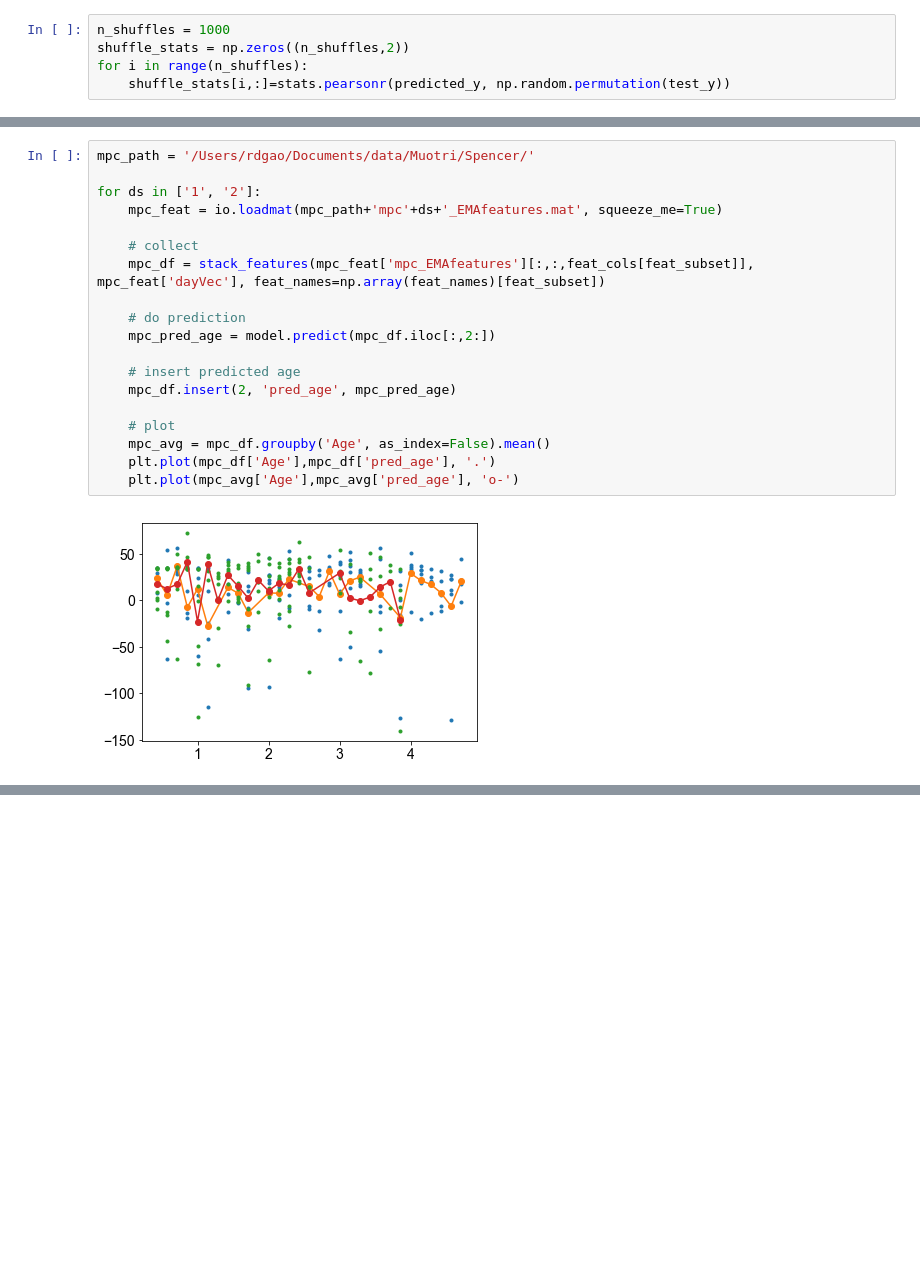
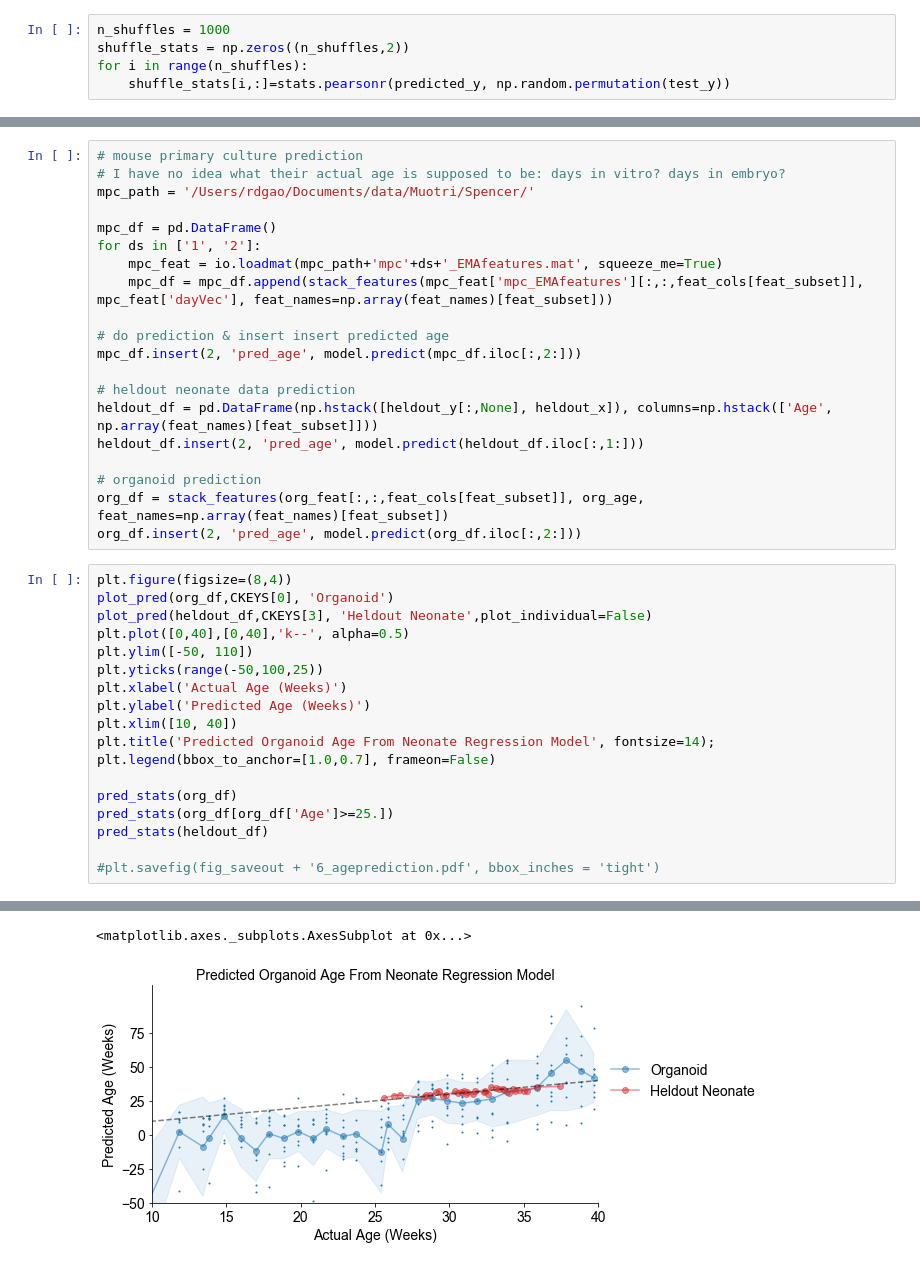
Before and after one commit to voytekresearch/OscillatoryOrganoids, a Jupyter notebook: organoid_EEG_age_regression.ipynb, the cells around one changed output, grey strips where cells are left out. Saved outputs shown, nothing was run; the diff lists cells and outputs as text; blank space fills up the shorter version.

```diff
--- a/organoid_EEG_age_regression.ipynb
+++ b/organoid_EEG_age_regression.ipynb
@@ -438,21 +437,39 @@ I have no idea what their actual age is supposed to be: days in vitro? days in e
 # %%
+# mouse primary culture prediction
+# I have no idea what their actual age is supposed to be: days in vitro? days in embryo?
 mpc_path = '/Users/rdgao/Documents/data/Muotri/Spencer/'
 
+mpc_df = pd.DataFrame()
 for ds in ['1', '2']:
     mpc_feat = io.loadmat(mpc_path+'mpc'+ds+'_EMAfeatures.mat', squeeze_me=True)
+    mpc_df = mpc_df.append(stack_features(mpc_feat['mpc_EMAfeatures'][:,:,feat_cols[feat_subset]], mpc_feat['dayVec'], feat_names=np.array(feat_names)[feat_subset]))
 
-    # collect
-    mpc_df = stack_features(mpc_feat['mpc_EMAfeatures'][:,:,feat_cols[feat_subset]], mpc_feat['dayVec'], feat_names=np.array(feat_names)[feat_subset])
+# do prediction & insert insert predicted age
+mpc_df.insert(2, 'pred_age', model.predict(mpc_df.iloc[:,2:]))
 
-    # do prediction
-    mpc_pred_age = model.predict(mpc_df.iloc[:,2:])
+# heldout neonate data prediction
+heldout_df = pd.DataFrame(np.hstack([heldout_y[:,None], heldout_x]), columns=np.hstack(['Age', np.array(feat_names)[feat_subset]]))
+heldout_df.insert(2, 'pred_age', model.predict(heldout_df.iloc[:,1:]))
 
-    # insert predicted age
-    mpc_df.insert(2, 'pred_age', mpc_pred_age)
-
-    # plot
-    mpc_avg = mpc_df.groupby('Age', as_index=False).mean()
-    plt.plot(mpc_df['Age'],mpc_df['pred_age'], '.')
-    plt.plot(mpc_avg['Age'],mpc_avg['pred_age'], 'o-')
+# organoid prediction
+org_df = stack_features(org_feat[:,:,feat_cols[feat_subset]], org_age, feat_names=np.array(feat_names)[feat_subset])
+org_df.insert(2, 'pred_age', model.predict(org_df.iloc[:,2:]))
-# %% [output]
-[figure, removed]
+# %%
+plt.figure(figsize=(8,4))
+plot_pred(org_df,CKEYS[0], 'Organoid')
+plot_pred(heldout_df,CKEYS[3], 'Heldout Neonate',plot_individual=False)
+plt.plot([0,40],[0,40],'k--', alpha=0.5)
+plt.ylim([-50, 110])
+plt.yticks(range(-50,100,25))
+plt.xlabel('Actual Age (Weeks)')
+plt.ylabel('Predicted Age (Weeks)')
+plt.xlim([10, 40])
+plt.title('Predicted Organoid Age From Neonate Regression Model', fontsize=14);
+plt.legend(bbox_to_anchor=[1.0,0.7], frameon=False)
+
+pred_stats(org_df)
+pred_stats(org_df[org_df['Age']>=25.])
+pred_stats(heldout_df)
+
+#plt.savefig(fig_saveout + '6_ageprediction.pdf', bbox_inches = 'tight')
+# %% [output]
@@ -459,3 +493,5 @@ for ds in ['1', '2']:
+<matplotlib.axes._subplots.AxesSubplot at 0x...>
+[figure, added]
 # %%
 def stack_features(data_x, data_y, remove_nans=True, return_df=True, feat_names=None):
     # stack features along repeats, original dimensions are (session x repeats x feature)
```
Also changed, not shown: parts of 7 cells of this notebook.
